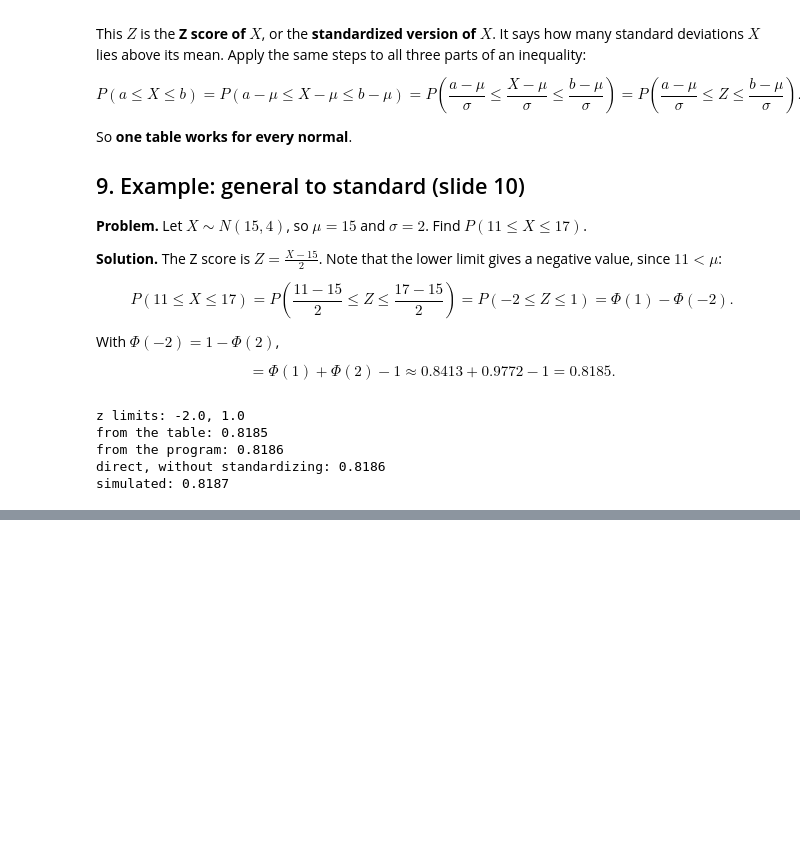
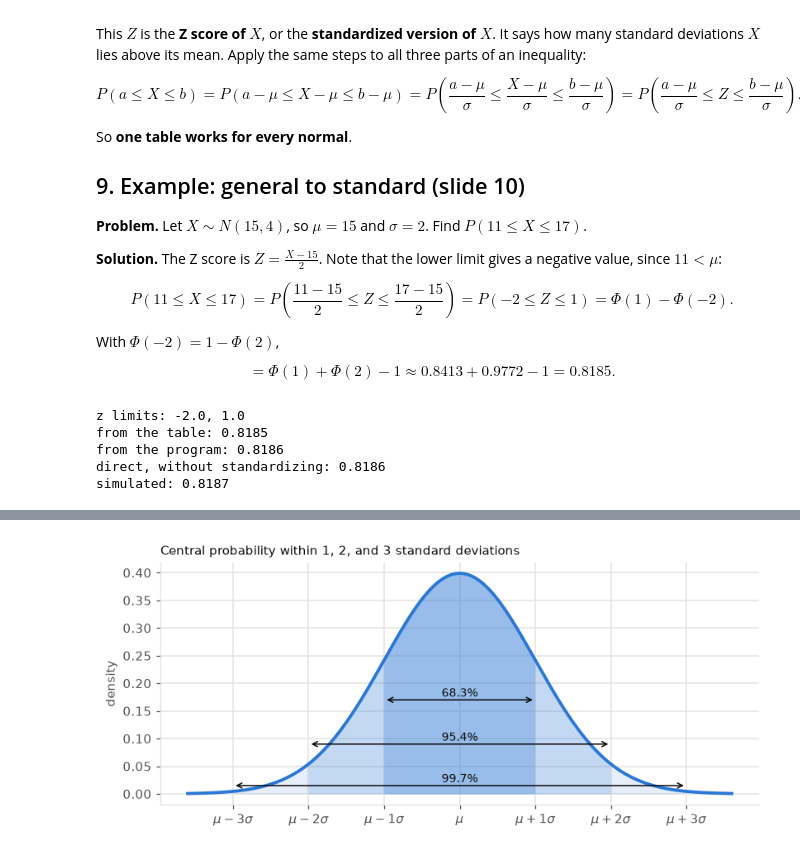
Before and after one commit to aldair-ai/probability-statistics-study-guide, a Jupyter notebook: module-04-normal-distribution/session-02-normal-probabilities/notes.ipynb, the cells around one changed output, grey strips where cells are left out. Drawn from its saved outputs; the diff is of its cells as text; code cells hidden in the pictures; blank space fills up the shorter version.

Commit message:
Add module 04 session 2 notes, part 2: deviations from the mean, 68-95-99.7 and rare events

```diff
--- a/module-04-normal-distribution/session-02-normal-probabilities/notes.ipynb
+++ b/module-04-normal-distribution/session-02-normal-probabilities/notes.ipynb
@@ -229,0 +250,14 @@ simulated: 0.8187
+# %%
+def deviation_prob(values, probs):
+    values, probs = np.array(values, float), np.array(probs, float)
+    mu = np.sum(values * probs)
+    sigma = sqrt(np.sum((values - mu) ** 2 * probs))
+    return mu, sigma, np.sum(probs[np.abs(values - mu) >= sigma - 1e-12])
+
+
+m, s, pr = deviation_prob([-1, 1], [0.5, 0.5])
+print(f"two spikes:             mu = {m:.1f}, sigma = {s:.1f}, P(|X - mu| >= sigma) = {pr:.6f}")
+for n in [2, 10, 100]:
+    m, s, pr = deviation_prob([-n, 0, n], [1 / (2 * n ** 2), 1 - 1 / n ** 2, 1 / (2 * n ** 2)])
+    print(f"three spikes, n = {n:<4}:  mu = {m:.1f}, sigma = {s:.1f}, P(|X - mu| >= sigma) = {pr:.6f}")
+print(f"\nany normal:             P(|X - mu| >= sigma) = {2 * norm.sf(1):.4f}")
@@ -229,0 +352,17 @@ simulated: 0.8187
+# %%
+zs = np.linspace(-3.6, 3.6, 721)
+fig, ax = plt.subplots(figsize=(7.5, 3.4))
+ax.plot(zs, phi(zs), color=BLUE, lw=2.5)
+for k, alpha in [(3, 0.12), (2, 0.18), (1, 0.28)]:
+    ax.fill_between(zs, phi(zs), where=np.abs(zs) <= k, color=BLUE, alpha=alpha, lw=0)
+for k, height in [(1, 0.17), (2, 0.09), (3, 0.015)]:
+    ax.annotate("", xy=(-k, height), xytext=(k, height), arrowprops=dict(arrowstyle="<->", color=INK, lw=1))
+    ax.annotate(f"{2 * Phi(k) - 1:.1%}", (0, height + 0.006), ha="center", color=INK, fontsize=9)
+ax.set_xticks(range(-3, 4))
+ax.set_xticklabels([rf"$\mu {s:+d}\sigma$" if s else r"$\mu$" for s in range(-3, 4)])
+ax.set(ylabel="density")
+ax.set_title("Central probability within 1, 2, and 3 standard deviations", color=INK, loc="left", fontsize=10)
+plt.tight_layout()
+plt.show()
+# %% [output]
+[figure, added]
```
Also changed, not shown: parts of 10 cells of this notebook.
